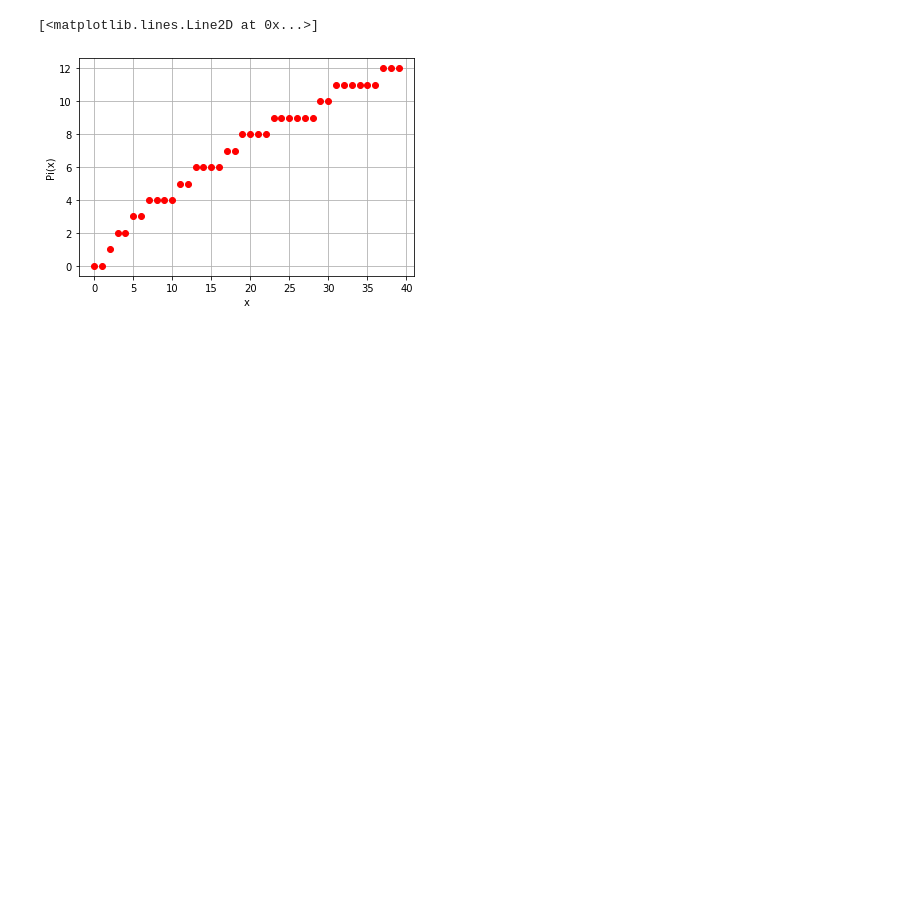
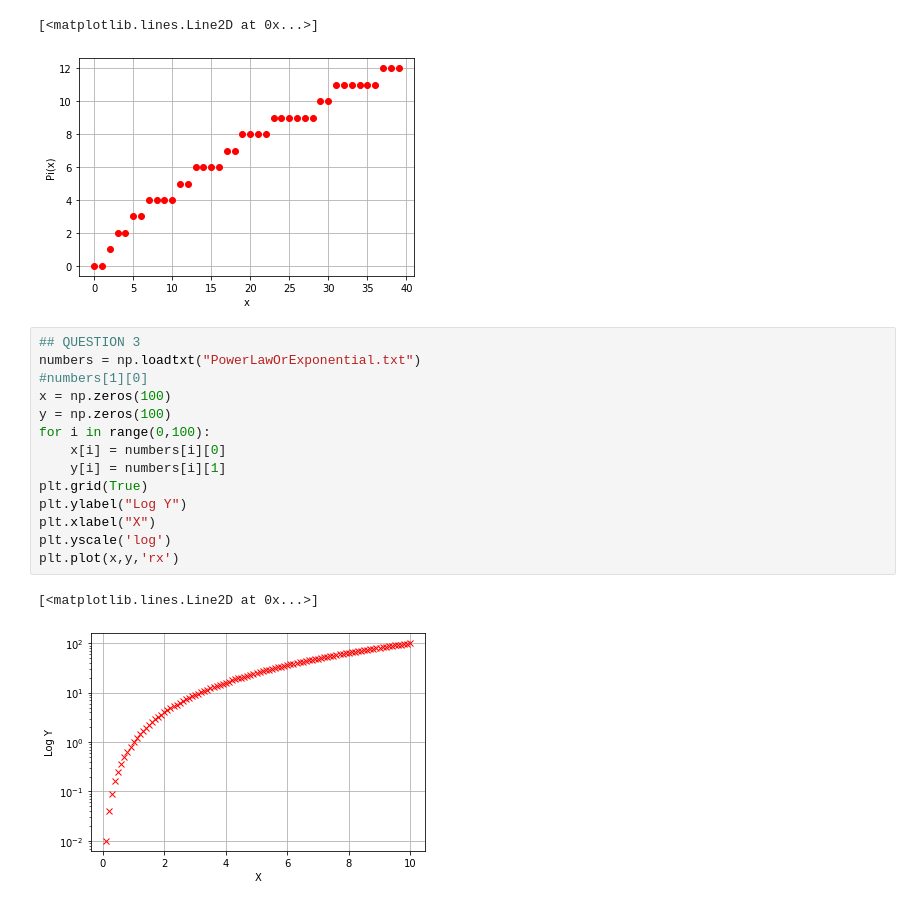
Before and after one commit to MichealHeanue/ACM20030, a Jupyter notebook: ACM20030-Assignment-1.ipynb, the cells around one changed output. Drawn from its saved outputs; the diff is of its cells as text; blank space fills up the shorter version.

Commit message:
PowerLaw Question

```diff
--- a/ACM20030-Assignment-1.ipynb
+++ b/ACM20030-Assignment-1.ipynb
@@ -74,3 +76,20 @@ plt.plot(x,Pi,'ro')
 # %% [output]
 [<matplotlib.lines.Line2D at 0x...>]
 [figure]
+# %%
+## QUESTION 3
+numbers = np.loadtxt("PowerLawOrExponential.txt")
+#numbers[1][0]
+x = np.zeros(100)
+y = np.zeros(100)
+for i in range(0,100):
+    x[i] = numbers[i][0]
+    y[i] = numbers[i][1]
+plt.grid(True)
+plt.ylabel("Log Y")
+plt.xlabel("X")
+plt.yscale('log')
+plt.plot(x,y,'rx')
+# %% [output]
+[<matplotlib.lines.Line2D at 0x...>]
+[figure, added]
```
Also changed, not shown: parts of 4 cells of this notebook.
